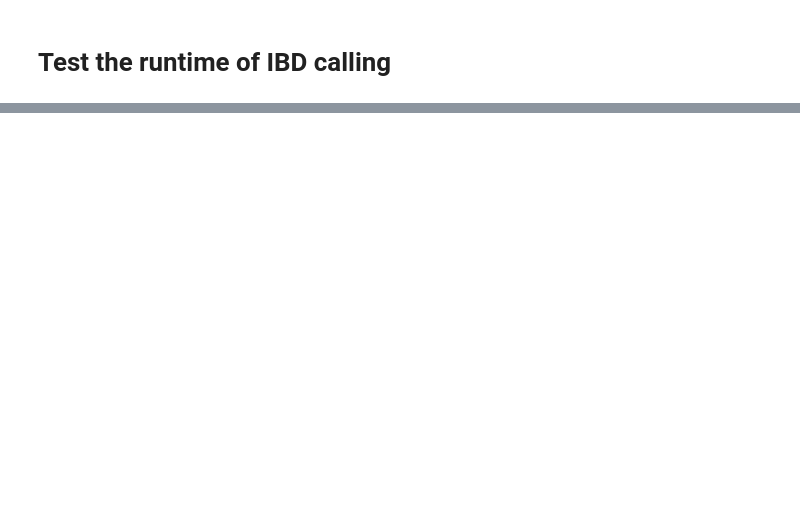
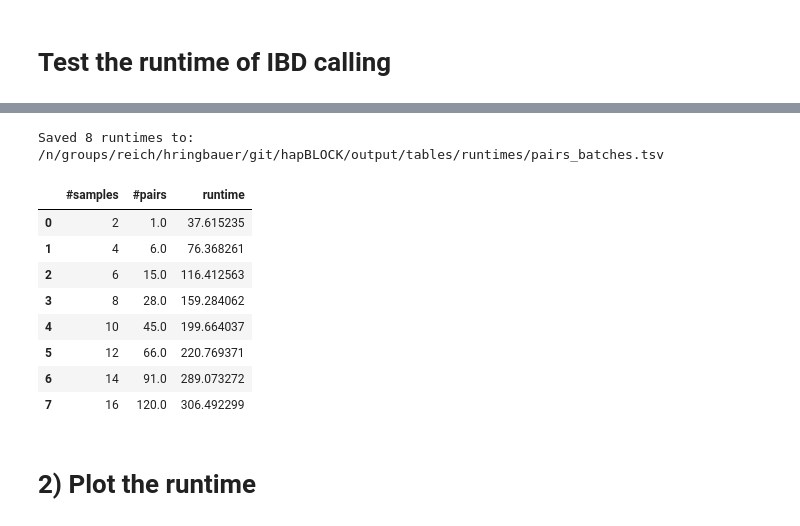
Before and after one commit to hringbauer/ancIBD, a Jupyter notebook: notebook/analyze_ibd/runtime_test.ipynb, the cells around one changed output, grey strips where cells are left out. Cells and saved outputs as stored; diff of their text form; code cells hidden in the pictures; blank space fills up the shorter version.

```diff
--- a/notebook/analyze_ibd/runtime_test.ipynb
+++ b/notebook/analyze_ibd/runtime_test.ipynb
@@ -32,0 +87,14 @@ rcParams['font.sans-serif'] = ['Arial']  # Make sure to have the font installed
+# %%
+n = 100
+
+runtimes, sumibd = np.zeros(n), np.zeros(n)
+iid1, iid2 = np.zeros(n, dtype="object"), np.zeros(n, dtype="object")
+
+for i in range(n):
+    iids2 = np.random.choice(df["iid"], 2)
+    iid1[i], iid2[i] = iids2
+    runtime, df_ibd = time_2samples_wg(iids2)
+    runtimes[i] = runtime
+    sumibd[i] = np.sum(df_ibd["lengthM"])
+
+dft = pd.DataFrame({"iid1":iid1, "iid2":iid2, "runtime":runtimes, "sumIBD":sumibd})
@@ -32,0 +109,22 @@ rcParams['font.sans-serif'] = ['Arial']  # Make sure to have the font installed
+# %%
+def run_time_random_batch(n=100):
+    """Run Time of a Random Batch"""
+    print(f"Sample Number: {n}")
+    start = time()
+
+    pairs = [np.random.choice(df["iid"], 2) for _ in range(n)]
+    iids = list(set(np.concatenate(pairs)))
+
+    for ch in range(1,23):
+        print(f"Running Chr.: {ch}...")
+        df_ibd2 = hapBLOCK_chroms(folder_in=folder_in,
+                                     iids=iids, run_iids=pairs,
+                                     ch=ch, folder_out="",
+                                     output=False, prefix_out='', logfile=False,
+                                     l_model='h5', e_model='haploid_gl2', h_model='FiveStateScaled',
+                                     t_model='standard', p_col="variants/AF_ALL",
+                                     ibd_in=1, ibd_out=10, ibd_jump=400,
+                                     min_cm=6, cutoff_post=0.99, max_gap=0.0075,
+                                     processes=1)
+    runtime2 = time() - start
+    return runtime2
@@ -32,0 +195,24 @@ rcParams['font.sans-serif'] = ['Arial']  # Make sure to have the font installed
+# %%
+ns = np.arange(2,17,2)
+runtimes  = [run_time_random_batch(n=n) for n in ns]
+dft3 = pd.DataFrame({"#samples":ns, "#pairs":ns*(ns-1)/2, "runtime":runtimes})
+# %%
+savepath = "/n/groups/reich/hringbauer/git/hapBLOCK/output/tables/runtimes/pairs_batches.tsv"
+dft3.to_csv(savepath, sep="\t", index=False)
+print(f"Saved {len(dft3)} runtimes to: {savepath}")
+# %% [output]
+Saved 8 runtimes to: /n/groups/reich/hringbauer/git/hapBLOCK/output/tables/runtimes/pairs_batches.tsv
+# %%
+dft3
+# %% [output]
+|  | #samples | #pairs | runtime |
+| 0 | 2 | 1.0 | 37.615235 |
+| 1 | 4 | 6.0 | 76.368261 |
+| 2 | 6 | 15.0 | 116.412563 |
+| 3 | 8 | 28.0 | 159.284062 |
+| 4 | 10 | 45.0 | 199.664037 |
+| 5 | 12 | 66.0 | 220.769371 |
+| 6 | 14 | 91.0 | 289.073272 |
+| 7 | 16 | 120.0 | 306.492299 |
+# %% [markdown]
+# 2) Plot the runtime
```
Also changed, not shown: parts of 24 cells of this notebook, 1 other file.
